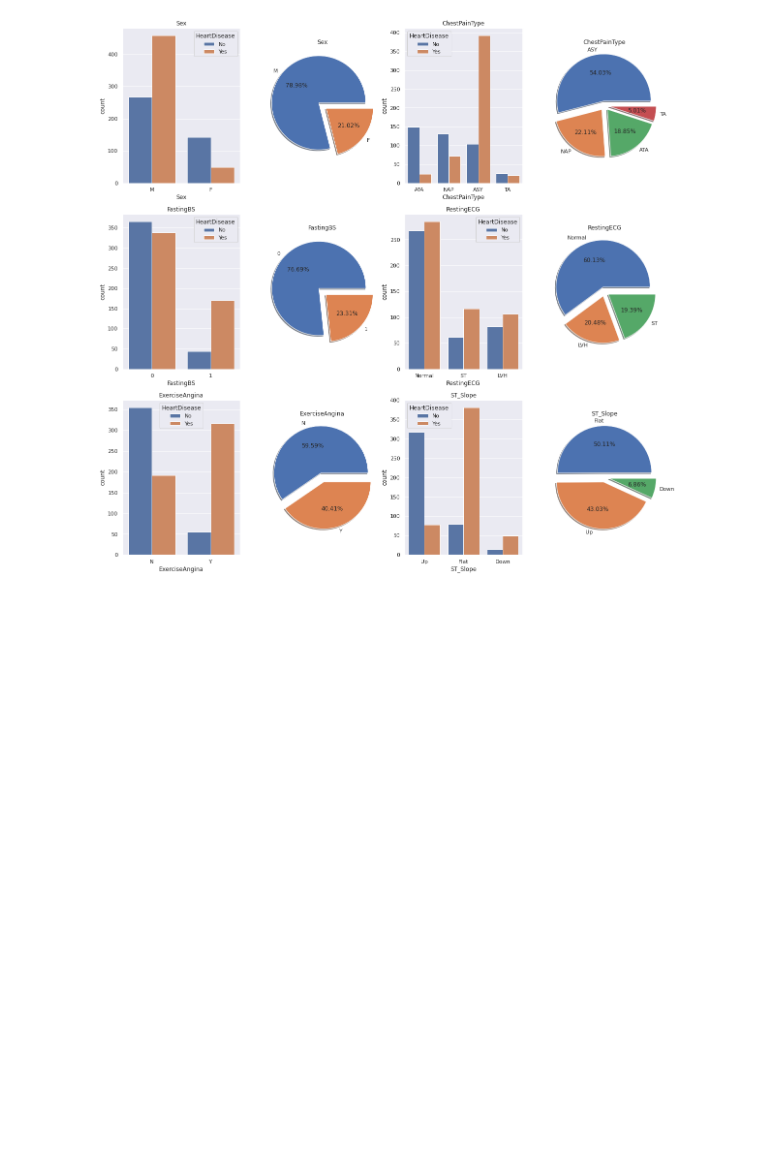
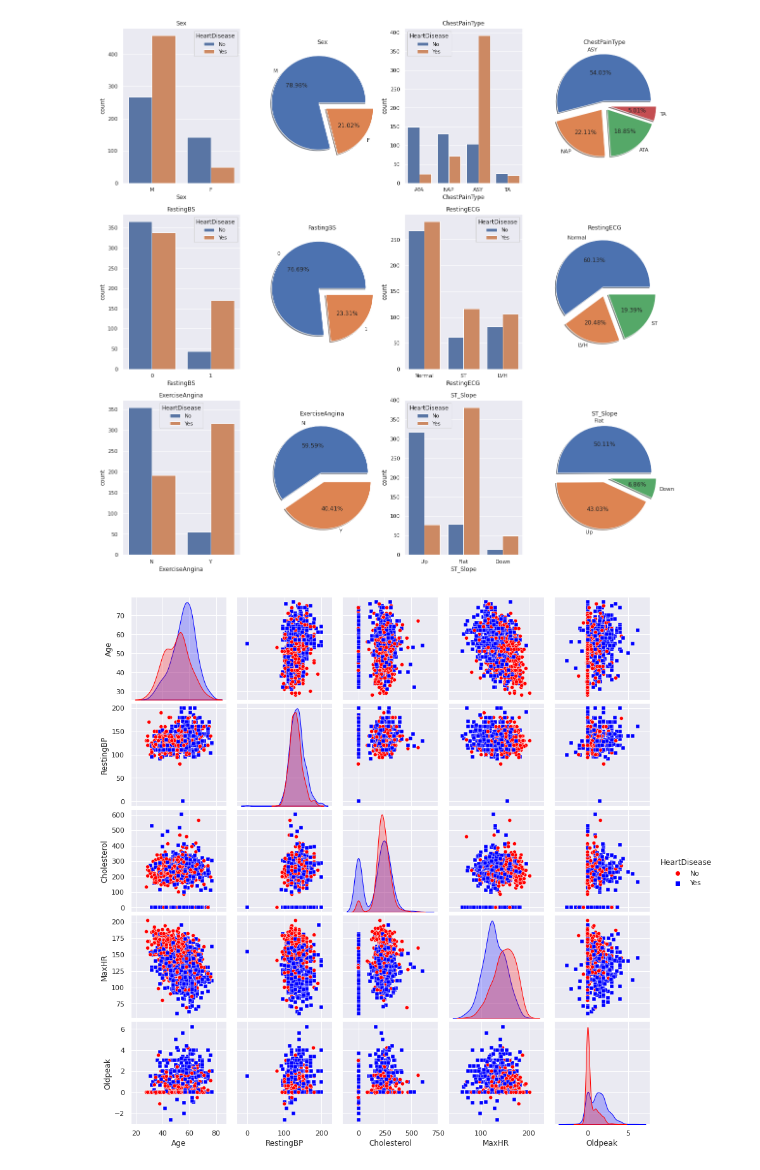
Before and after one commit to BrStefan/DataVis, a Jupyter notebook: DV_1.ipynb, the cells around one changed output. Drawn from its saved outputs; the diff is of its cells as text; code cells hidden in the pictures; blank space fills up the shorter version.

Commit message:
variable dependencies plots

```diff
--- a/DV_1.ipynb
+++ b/DV_1.ipynb
@@ -207,3 +208,8 @@ def show_grouped_data(features,target):
 show_grouped_data(categoricals.drop('HeartDisease'),'HeartDisease')
 # %% [output]
 [figure]
+# %%
+plot = sns.pairplot(df,hue='HeartDisease', markers=["o", "s"], palette=['red','blue'])
+plt.show()
+# %% [output]
+[figure, added]
```
Also changed, not shown: parts of 4 cells of this notebook.
